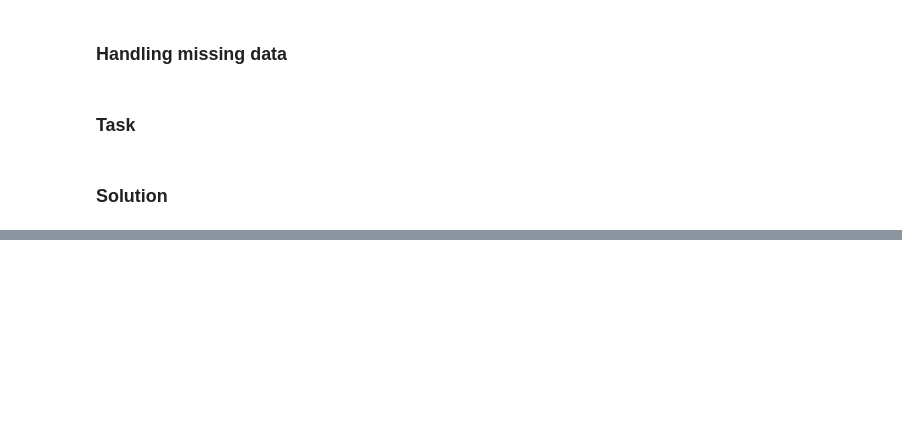
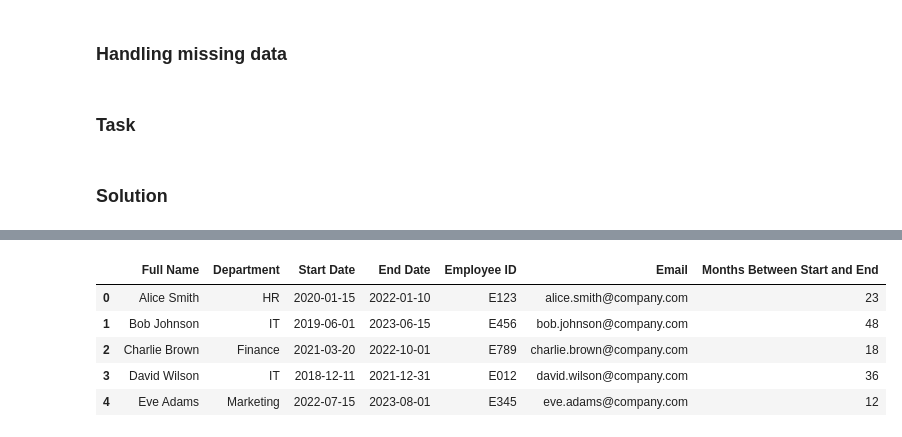
Before and after one commit to Ola1954/Python-Programming-for-Business-Analytics, a Jupyter notebook: Python_IV.ipynb, the cells around one changed output, grey strips where cells are left out. Drawn from its saved outputs; the diff is of its cells as text; code cells hidden in the pictures; blank space fills up the shorter version.

```diff
--- a/Python_IV.ipynb
+++ b/Python_IV.ipynb
@@ -230,0 +280,40 @@ grouped_data = missing_df.groupby('Department').agg(
+# %%
+# Calculate days since start
+string_datetime_df['Days Since Start'] = (pd.Timestamp('today') - string_datetime_df['Start Date']).dt.days
+
+string_datetime_df
+# %%
+# Create a column indicating if 'Start Date' was on a weekend
+# day of the week as integers (Monday=0, Sunday=6)
+
+string_datetime_df['Started on Weekend'] = string_datetime_df['Start Date'].dt.dayofweek >= 5
+
+string_datetime_df
+# %%
+# Format 'Start Date' as 'Month-Year'
+string_datetime_df['Start Month-Year'] = string_datetime_df['Start Date'].dt.strftime('%B-%Y')
+
+string_datetime_df
+# %%
+# Add a column for months since start
+string_datetime_df['Months Since Start'] = ((pd.Timestamp('today').year - string_datetime_df['Start Date'].dt.year) * 12 +
+                                            (pd.Timestamp('today').month - string_datetime_df['Start Date'].dt.month))
+
+string_datetime_df
+# %%
+# Calculate months between 'Start Date' and 'End Date' using a UDF
+from dateutil.relativedelta import relativedelta
+def calculate_months_between_dates(row):
+    delta = relativedelta(row['End Date'], row['Start Date'])
+    return delta.years * 12 + delta.months
+
+string_datetime_df['Months Between Start and End'] = string_datetime_df.apply(calculate_months_between_dates, axis=1)
+
+string_datetime_df
+# %% [output]
+|  | Full Name | Department | Start Date | End Date | Employee ID | Email | Months Between Start and End |
+| 0 | Alice Smith | HR | 2020-01-15 | 2022-01-10 | E123 | alice.smith@company.com | 23 |
+| 1 | Bob Johnson | IT | 2019-06-01 | 2023-06-15 | E456 | bob.johnson@company.com | 48 |
+| 2 | Charlie Brown | Finance | 2021-03-20 | 2022-10-01 | E789 | charlie.brown@company.com | 18 |
+| 3 | David Wilson | IT | 2018-12-11 | 2021-12-31 | E012 | david.wilson@company.com | 36 |
+| 4 | Eve Adams | Marketing | 2022-07-15 | 2023-08-01 | E345 | eve.adams@company.com | 12 |
```
Also changed, not shown: parts of 6 cells of this notebook.
